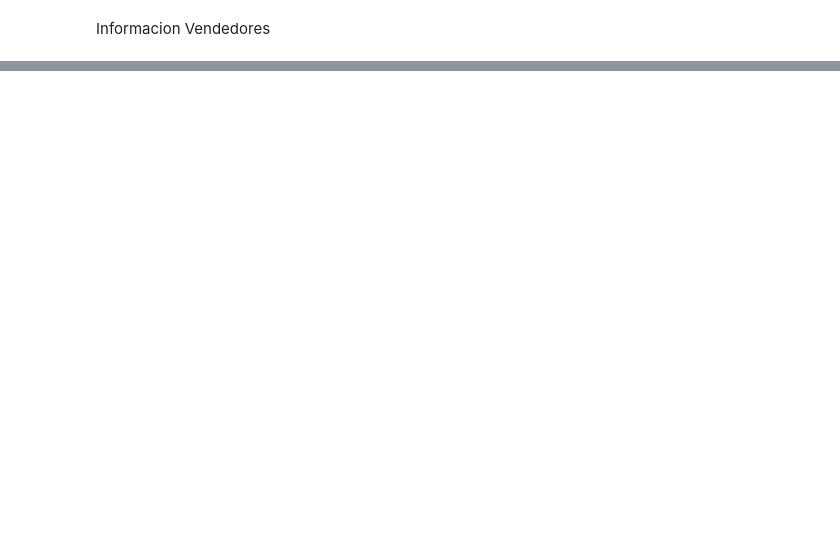
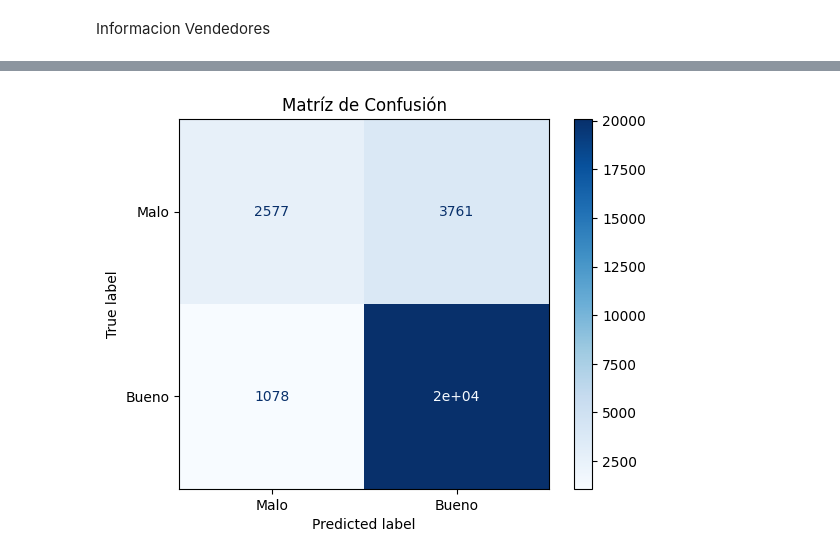
Before and after one commit to JosefinaE/proyecto-mineria-datos, a Jupyter notebook: hito1/Pregunta3.ipynb, the cells around one changed output, grey strips where cells are left out. Saved outputs shown, nothing was run; the diff lists cells and outputs as text; code cells hidden in the pictures; blank space fills up the shorter version.

Commit message:
Entrenamiento del modelo con RandomForestClassifer

```diff
--- a/hito1/Pregunta3.ipynb
+++ b/hito1/Pregunta3.ipynb
@@ -24,3 +24,5 @@ orders_df['Tiempo total'] = (orders_df['Order_Delivered_Customer_Date'] - orders
 items_orders_df = pd.merge(order_items_df, orders_df[['Order_ID', 'Atraso', 'Tiempo total']], on='Order_ID')
 # %%
 reviews_orders_df = pd.merge(items_orders_df , reviews_df[['Order_ID', 'Review_Score']], on='Order_ID')
+# %%
+items_full = pd.merge(reviews_orders_df, products_df, on ='Product_ID')
@@ -27,3 +45,33 @@ reviews_orders_df = pd.merge(items_orders_df , reviews_df[['Order_ID', 'Review_S
+# %%
+from sklearn.ensemble import RandomForestClassifier
+from sklearn.ensemble import RandomForestRegressor
+from sklearn.model_selection import train_test_split
+df = items_full
+df['review'] = df['Review_Score'].apply(lambda x: 1 if x >= 4 else 0)
+
+features = [ 'Product_Weight_Gr', 'Product_Length_Cm', 'Product_Height_Cm', 'Product_Width_Cm',
+    'Atraso', 'Tiempo total']
+
+df = df[features + ['review']].dropna()
+
+X = df[features]
+y = df['review']
+X_train, X_test, y_train, y_test = train_test_split(X, y, test_size=0.25)
+
+rf = RandomForestClassifier(n_estimators=100, random_state=42)
+rf.fit(X_train, y_train)
+y_pred= rf.predict(X_test)
+# %%
+from sklearn.metrics import confusion_matrix, ConfusionMatrixDisplay
+import matplotlib.pyplot as plt
+cm = confusion_matrix(y_test, y_pred)
+
+disp = ConfusionMatrixDisplay(confusion_matrix=cm, display_labels=['Malo', 'Bueno'])
+disp.plot(cmap='Blues')
+plt.title('Matríz de Confusión')
+plt.show()
+# %% [output]
+[figure, added]
 # %%
 df = reviews_orders_df.groupby('Seller_ID')
 promerdio_review = df['Review_Score'].mean()
```
Also changed, not shown: parts of 9 cells of this notebook.
